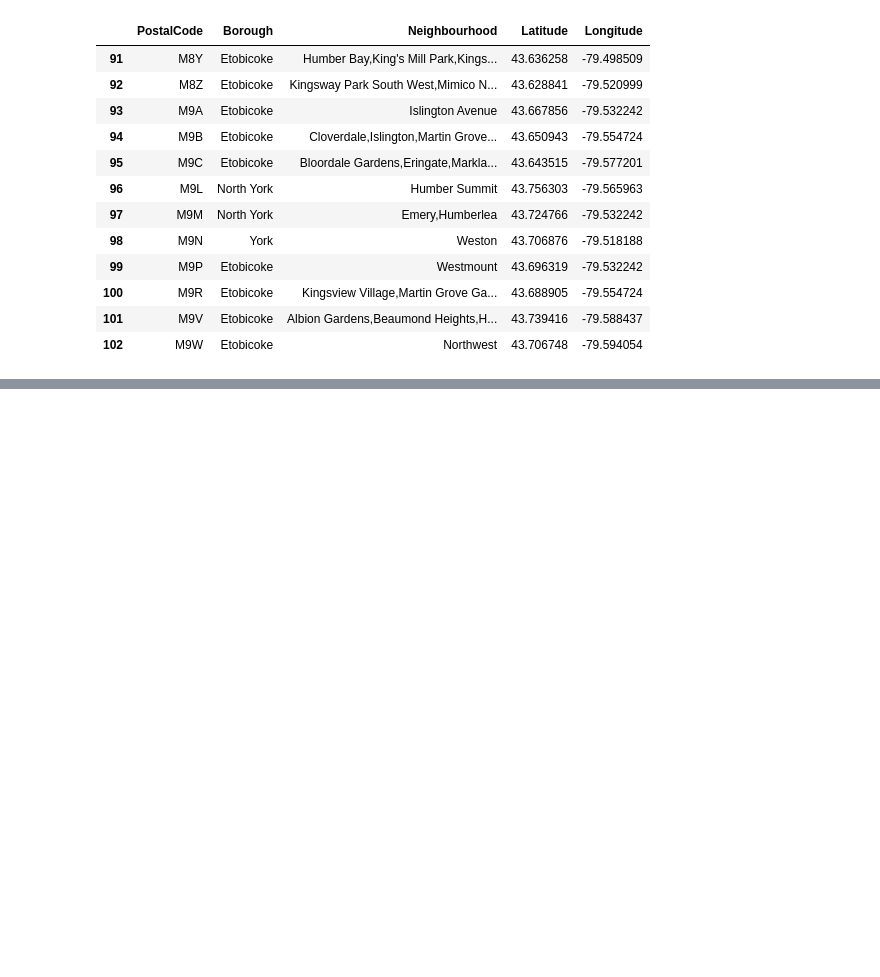
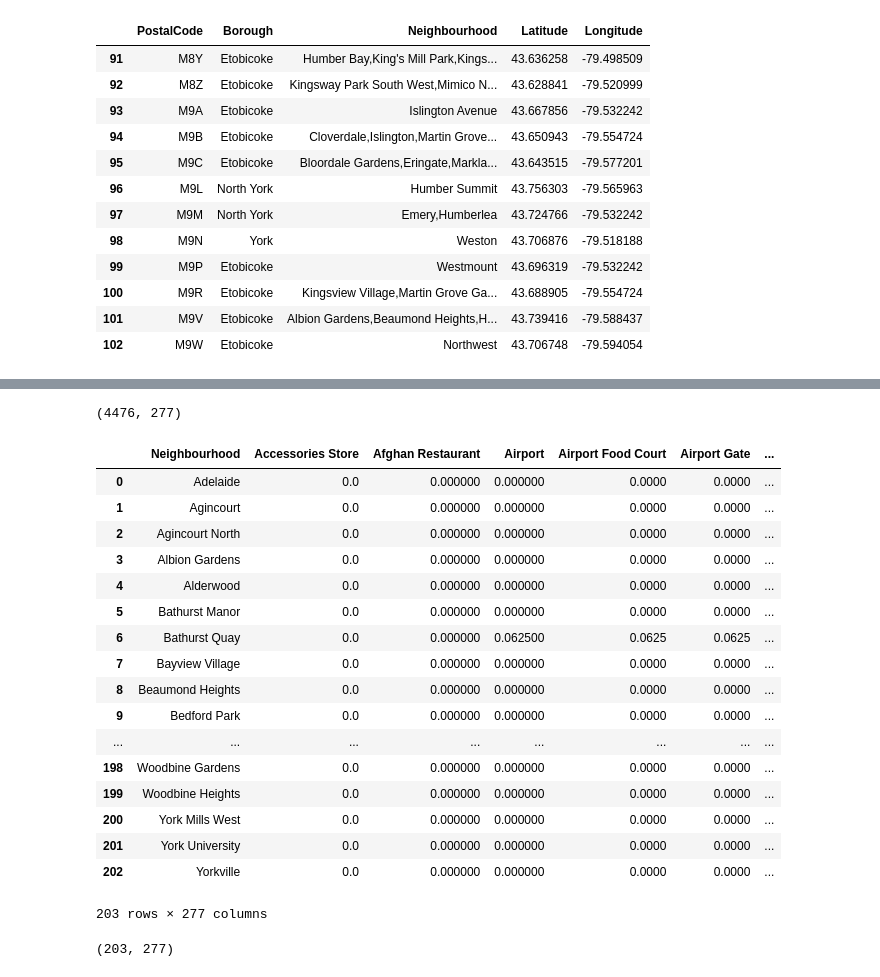
Before and after one commit to KumbleVijayalakshmi/Applied-Data-Science-Capstone, a Jupyter notebook: Neighborhoods in Toronto.ipynb, the cells around one changed output, grey strips where cells are left out. Saved outputs shown, nothing was run; the diff lists cells and outputs as text; code cells hidden in the pictures; blank space fills up the shorter version.

```diff
--- a/Neighborhoods in Toronto.ipynb
+++ b/Neighborhoods in Toronto.ipynb
@@ -132,0 +341,4 @@ toronto_merged.tail(12)
+# %%
+venues = results['response']['venues']
+nearby_venues = json_normalize(venues)
+nearby_venues.columns
@@ -132,0 +353,9 @@ toronto_merged.tail(12)
+# %%
+filtered_columns = ['name','categories','location.lat','location.lng']
+nearby_venues = nearby_venues.loc[:,filtered_columns]
+
+nearby_venues['categories'] = nearby_venues.apply(get_category_type, axis=1)
+
+nearby_venues.columns = [col.split(".")[-1] for col in nearby_venues.columns]
+
+nearby_venues.head()
@@ -132,0 +417,5 @@ toronto_merged.tail(12)
+# %%
+toronto_venues = getNearbyVenues(names=toronto_Neighbourhood['Neighbourhood'],
+                                   latitudes=toronto_Neighbourhood['Latitude'],
+                                   longitudes=toronto_Neighbourhood['Longitude']
+                                  )
@@ -132,0 +481,12 @@ toronto_merged.tail(12)
+# %%
+# one hot encoding
+toronto_onehot = pd.get_dummies(toronto_venues[['Venue Category']], prefix="", prefix_sep="")
+
+# add neighborhood column back to dataframe
+toronto_onehot['Neighbourhood'] = toronto_venues['Neighbourhood']
+
+# move neighborhood column to the first column
+fixed_columns = [toronto_onehot.columns[-1]] + list(toronto_onehot.columns[:-1])
+toronto_onehot = toronto_onehot[fixed_columns]
+
+toronto_onehot.head()
@@ -132,0 +501,30 @@ toronto_merged.tail(12)
+# %%
+toronto_onehot.shape
+# %% [output]
+(4476, 277)
+# %%
+toronto_grouped = toronto_onehot.groupby('Neighbourhood').mean().reset_index()
+toronto_grouped
+# %% [output]
+|  | Neighbourhood | Accessories Store | Afghan Restaurant | Airport | Airport Food Court | Airport Gate | ... |
+| 0 | Adelaide | 0.0 | 0.000000 | 0.000000 | 0.0000 | 0.0000 | ... |
+| 1 | Agincourt | 0.0 | 0.000000 | 0.000000 | 0.0000 | 0.0000 | ... |
+| 2 | Agincourt North | 0.0 | 0.000000 | 0.000000 | 0.0000 | 0.0000 | ... |
+| 3 | Albion Gardens | 0.0 | 0.000000 | 0.000000 | 0.0000 | 0.0000 | ... |
+| 4 | Alderwood | 0.0 | 0.000000 | 0.000000 | 0.0000 | 0.0000 | ... |
+| 5 | Bathurst Manor | 0.0 | 0.000000 | 0.000000 | 0.0000 | 0.0000 | ... |
+| 6 | Bathurst Quay | 0.0 | 0.000000 | 0.062500 | 0.0625 | 0.0625 | ... |
+| 7 | Bayview Village | 0.0 | 0.000000 | 0.000000 | 0.0000 | 0.0000 | ... |
+| 8 | Beaumond Heights | 0.0 | 0.000000 | 0.000000 | 0.0000 | 0.0000 | ... |
+| 9 | Bedford Park | 0.0 | 0.000000 | 0.000000 | 0.0000 | 0.0000 | ... |
+| ... | ... | ... | ... | ... | ... | ... | ... |
+| 198 | Woodbine Gardens | 0.0 | 0.000000 | 0.000000 | 0.0000 | 0.0000 | ... |
+| 199 | Woodbine Heights | 0.0 | 0.000000 | 0.000000 | 0.0000 | 0.0000 | ... |
+| 200 | York Mills West | 0.0 | 0.000000 | 0.000000 | 0.0000 | 0.0000 | ... |
+| 201 | York University | 0.0 | 0.000000 | 0.000000 | 0.0000 | 0.0000 | ... |
+| 202 | Yorkville | 0.0 | 0.000000 | 0.000000 | 0.0000 | 0.0000 | ... |
+203 rows × 277 columns
+# %%
+toronto_grouped.shape
+# %% [output]
+(203, 277)
```
Also changed, not shown: parts of 45 cells of this notebook.
